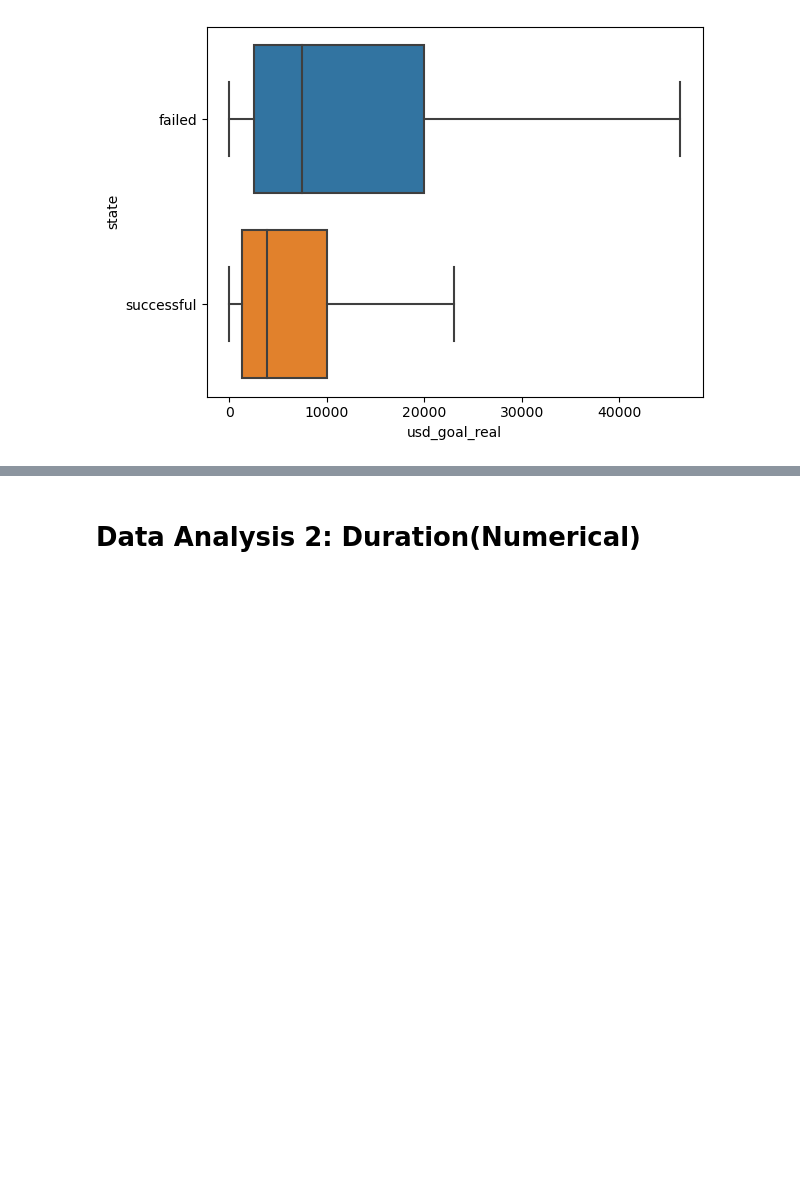
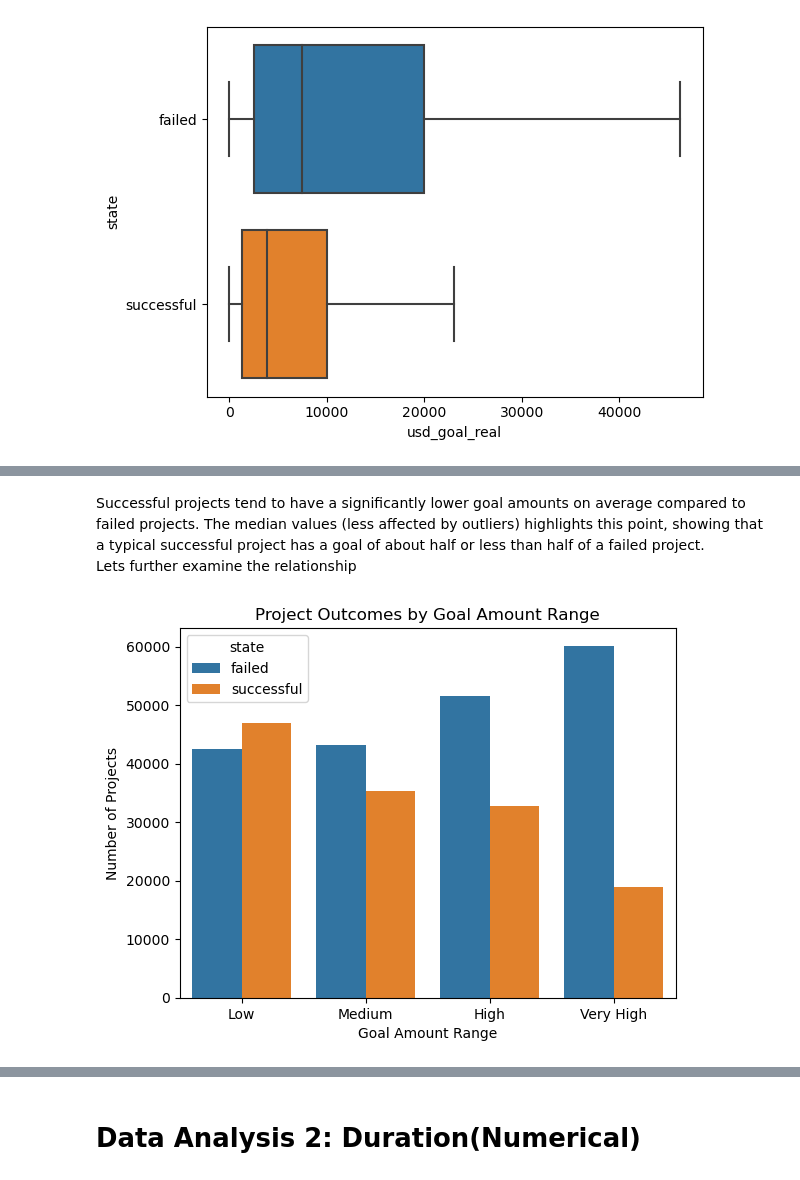
Before and after one commit to yongcake/SC1015-Project, a Jupyter notebook: Kickstarter Project Prediction.ipynb, the cells around one changed output, grey strips where cells are left out. Drawn from its saved outputs; the diff is of its cells as text; code cells hidden in the pictures; blank space fills up the shorter version.

```diff
--- a/Kickstarter Project Prediction.ipynb
+++ b/Kickstarter Project Prediction.ipynb
@@ -238,0 +271,13 @@ sb.boxplot(data=goal_amount, x="usd_goal_real", y="state", showfliers = False)
+# %% [markdown]
+Successful projects tend to have a significantly lower goal amounts on average compared to failed projects. The median values (less affected by outliers) highlights this point, showing that a typical successful project has a goal of about half or less than half of a failed project. <br>
+Lets further examine the relationship
+# %%
+goal_amount['goal_range'] = pd.qcut(goal_amount['usd_goal_real'], 4, labels=['Low', 'Medium', 'High', 'Very High'])
+
+sb.countplot(data=goal_amount, x='goal_range', hue='state')
+plt.xlabel('Goal Amount Range')
+plt.ylabel('Number of Projects')
+plt.title('Project Outcomes by Goal Amount Range')
+plt.show()
+# %% [output]
+[figure, added]
```
Also changed, not shown: parts of 19 cells of this notebook.
